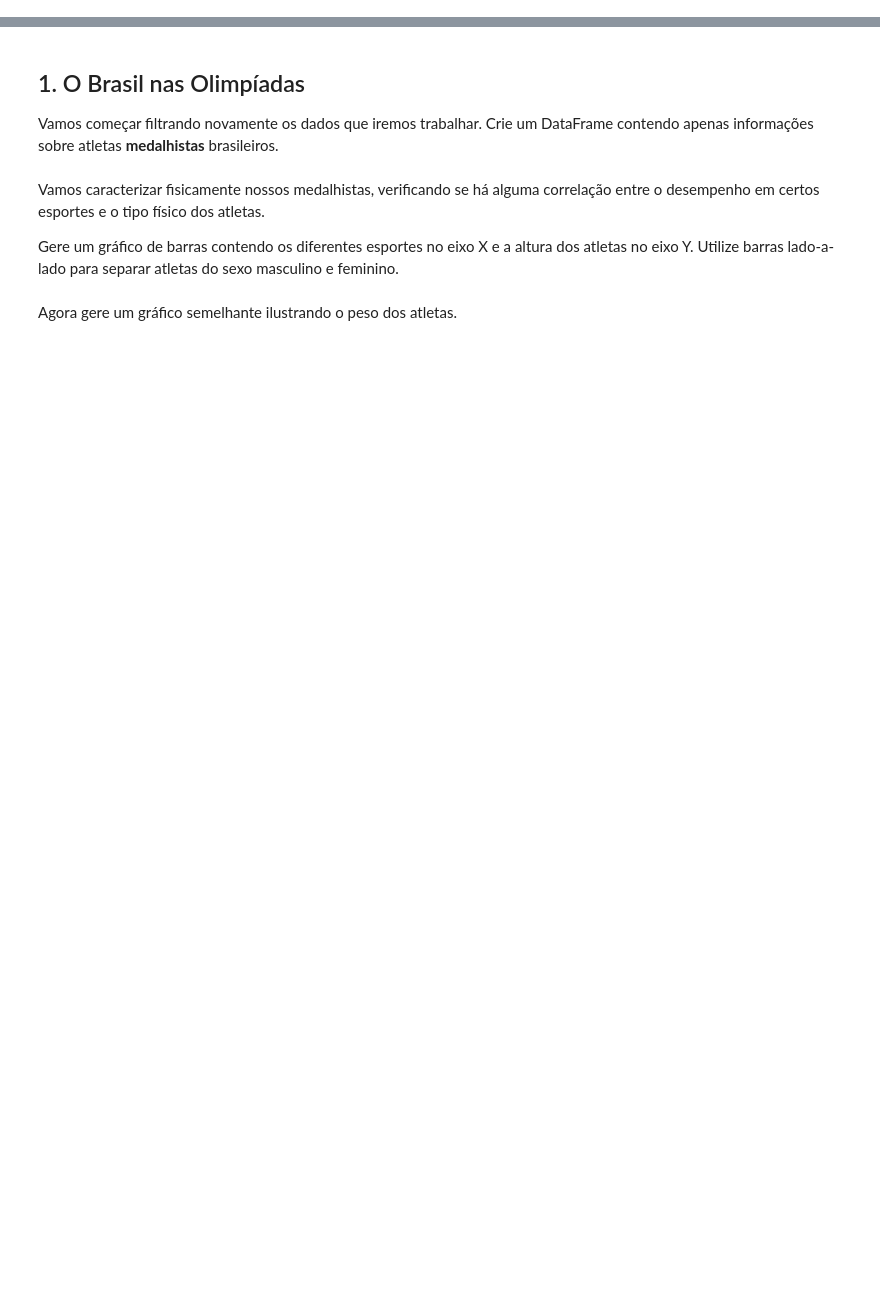
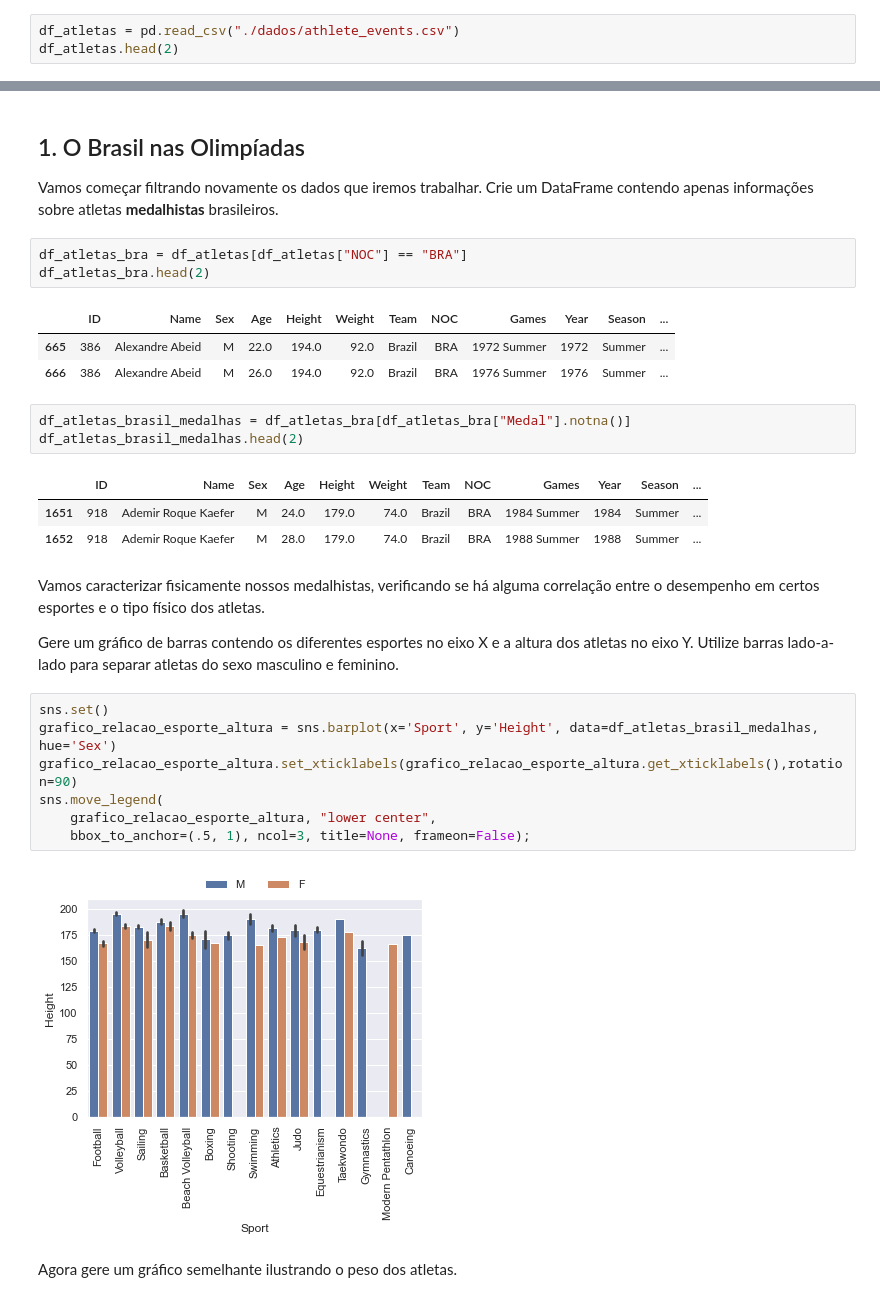
Before and after one commit to pedrobsantana/Projeto-II-Olimpiadas, a Jupyter notebook: Projeto - Dataviz.ipynb, the cells around one changed output, grey strips where cells are left out. Cells and saved outputs as stored; diff of their text form; blank space fills up the shorter version.

```diff
--- a/Projeto - Dataviz.ipynb
+++ b/Projeto - Dataviz.ipynb
@@ -17,0 +24,3 @@
+# %%
+df_atletas = pd.read_csv("./dados/athlete_events.csv")
+df_atletas.head(2)
@@ -19,9 +32,32 @@
 ## 1. O Brasil nas Olimpíadas
 
 Vamos começar filtrando novamente os dados que iremos trabalhar. Crie um DataFrame contendo apenas informações sobre atletas **medalhistas** brasileiros.
+# %%
+df_atletas_bra = df_atletas[df_atletas["NOC"] == "BRA"]
+df_atletas_bra.head(2)
+# %% [output]
+|  | ID | Name | Sex | Age | Height | Weight | Team | NOC | Games | Year | Season | ... |
+| 665 | 386 | Alexandre Abeid | M | 22.0 | 194.0 | 92.0 | Brazil | BRA | 1972 Summer | 1972 | Summer | ... |
+| 666 | 386 | Alexandre Abeid | M | 26.0 | 194.0 | 92.0 | Brazil | BRA | 1976 Summer | 1976 | Summer | ... |
+# %%
+df_atletas_brasil_medalhas = df_atletas_bra[df_atletas_bra["Medal"].notna()]
+df_atletas_brasil_medalhas.head(2)
+# %% [output]
+|  | ID | Name | Sex | Age | Height | Weight | Team | NOC | Games | Year | Season | ... |
+| 1651 | 918 | Ademir Roque Kaefer | M | 24.0 | 179.0 | 74.0 | Brazil | BRA | 1984 Summer | 1984 | Summer | ... |
+| 1652 | 918 | Ademir Roque Kaefer | M | 28.0 | 179.0 | 74.0 | Brazil | BRA | 1988 Summer | 1988 | Summer | ... |
 # %% [markdown]
 Vamos caracterizar fisicamente nossos medalhistas, verificando se há alguma correlação entre o desempenho em certos esportes e o tipo físico dos atletas.
 
 Gere um gráfico de barras contendo os diferentes esportes no eixo X e a altura dos atletas no eixo Y. Utilize barras lado-a-lado para separar atletas do sexo masculino e feminino.
+# %%
+sns.set()
+grafico_relacao_esporte_altura = sns.barplot(x='Sport', y='Height', data=df_atletas_brasil_medalhas, hue='Sex')
+grafico_relacao_esporte_altura.set_xticklabels(grafico_relacao_esporte_altura.get_xticklabels(),rotation=90)
+sns.move_legend(
+    grafico_relacao_esporte_altura, "lower center",
+    bbox_to_anchor=(.5, 1), ncol=3, title=None, frameon=False);
+# %% [output]
+[figure, added]
 # %% [markdown]
 Agora gere um gráfico semelhante ilustrando o peso dos atletas.
```
Also changed, not shown: parts of 9 cells of this notebook.
